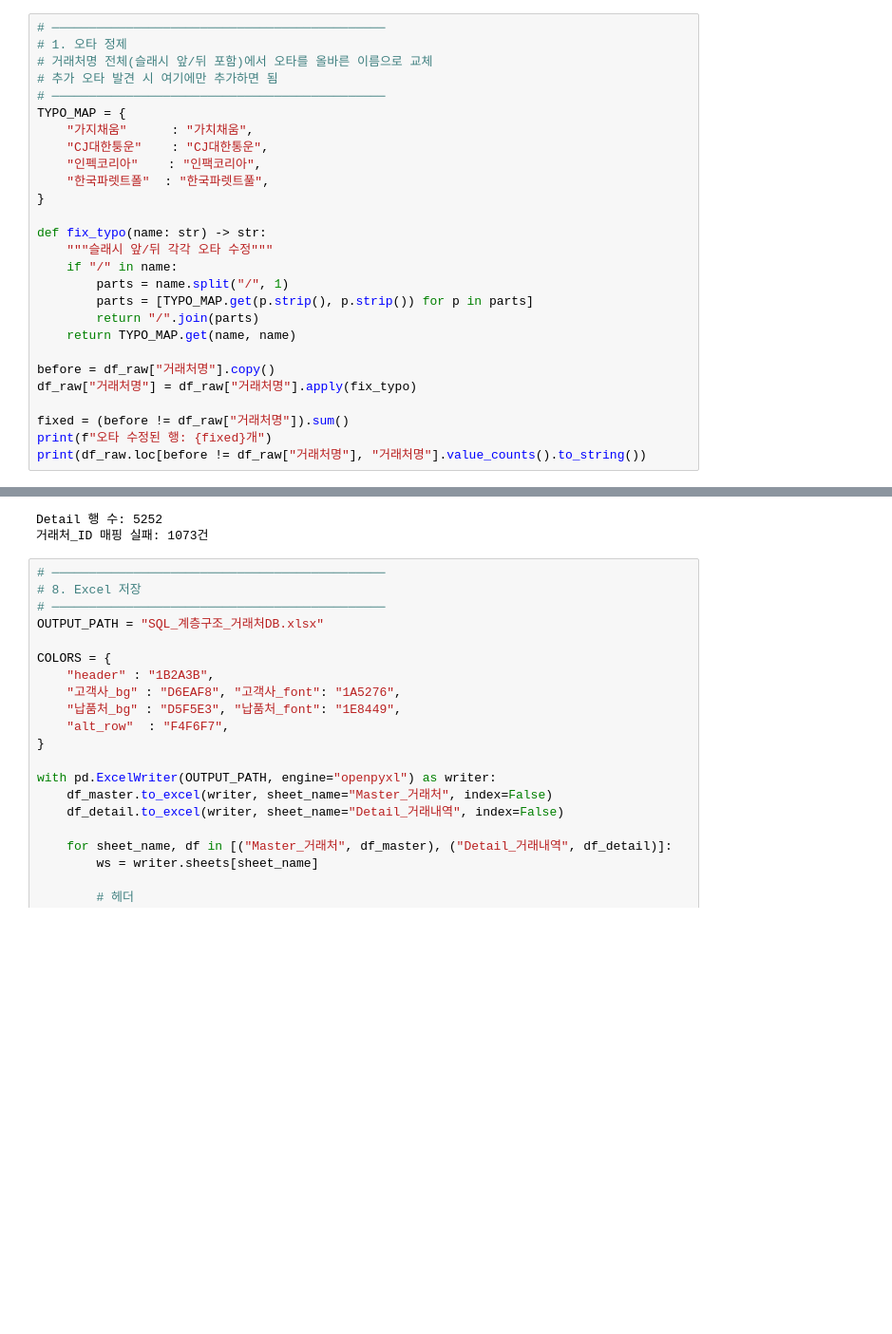
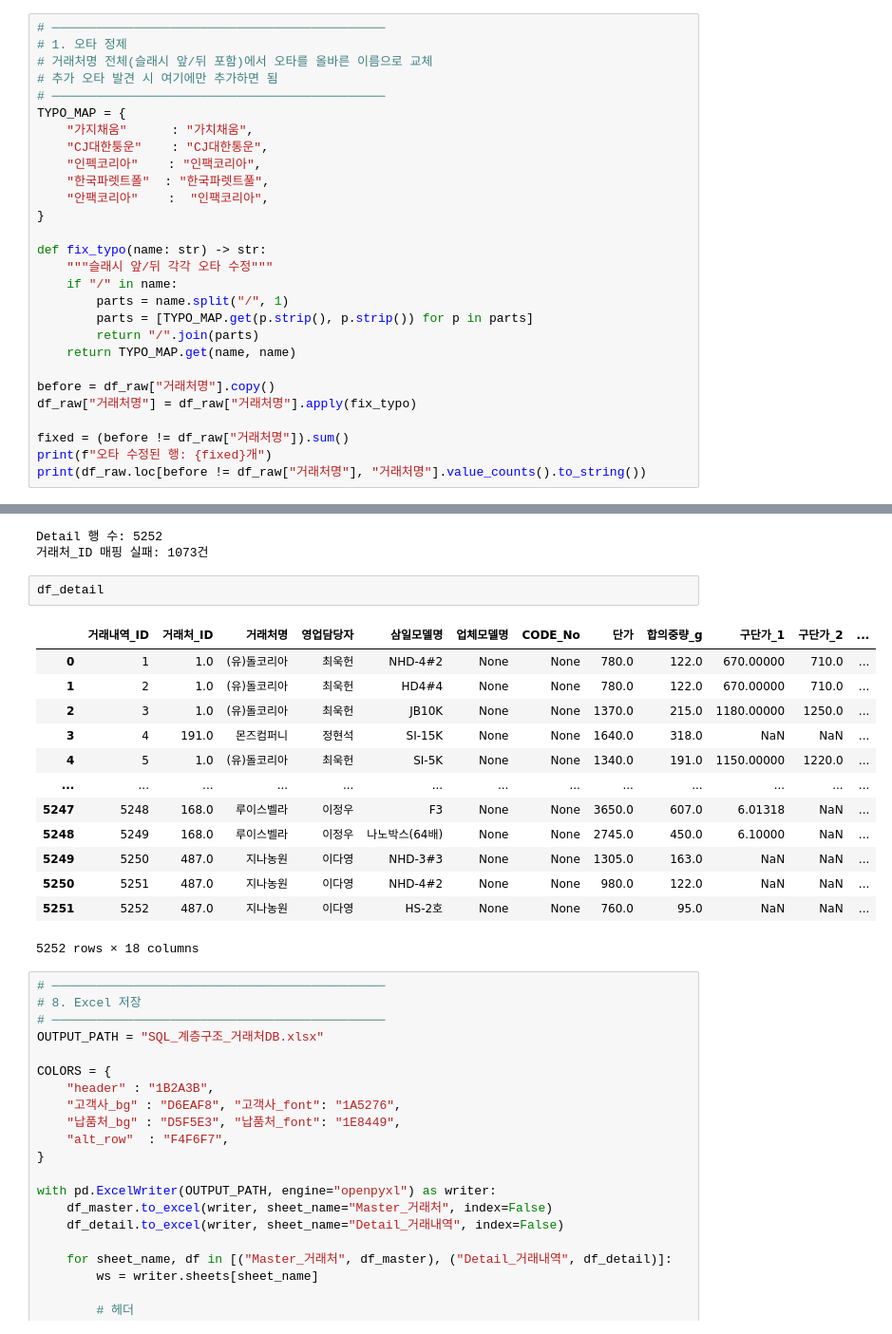
Before and after one commit to kevinkor0330-prog/31, a Jupyter notebook: psql_insert/hierarchy/build_hiarchy_table_V2.ipynb, the cells around one changed output, grey strips where cells are left out. Shown at 95% size. Drawn from its saved outputs; the diff is of its cells as text; blank space fills up the shorter version.

```diff
--- a/psql_insert/hierarchy/build_hiarchy_table_V2.ipynb
+++ b/psql_insert/hierarchy/build_hiarchy_table_V2.ipynb
@@ -58,6 +58,7 @@ TYPO_MAP = {
     "CJ대한퉁운"    : "CJ대한통운",
     "인펙코리아"    : "인팩코리아",
     "한국파렛트폴"  : "한국파렛트풀",
+    "안팩코리아"    :  "인팩코리아",
 }
 
 def fix_typo(name: str) -> str:
@@ -389,6 +400,22 @@ print(f"거래처_ID 매핑 실패: {df_detail['거래처_ID'].isna().sum()}건"
 # %% [output]
 Detail 행 수: 5252
 거래처_ID 매핑 실패: 1073건
+# %%
+df_detail
+# %% [output]
+|  | 거래내역_ID | 거래처_ID | 거래처명 | 영업담당자 | 삼일모델명 | 업체모델명 | CODE_No | 단가 | 합의중량_g | 구단가_1 | 구단가_2 | ... |
+| 0 | 1 | 1.0 | (유)돌코리아 | 최욱헌 | NHD-4#2 | None | None | 780.0 | 122.0 | 670.00000 | 710.0 | ... |
+| 1 | 2 | 1.0 | (유)돌코리아 | 최욱헌 | HD4#4 | None | None | 780.0 | 122.0 | 670.00000 | 710.0 | ... |
+| 2 | 3 | 1.0 | (유)돌코리아 | 최욱헌 | JB10K | None | None | 1370.0 | 215.0 | 1180.00000 | 1250.0 | ... |
+| 3 | 4 | 191.0 | 몬즈컴퍼니 | 정현석 | SI-15K | None | None | 1640.0 | 318.0 | NaN | NaN | ... |
+| 4 | 5 | 1.0 | (유)돌코리아 | 최욱헌 | SI-5K | None | None | 1340.0 | 191.0 | 1150.00000 | 1220.0 | ... |
+| ... | ... | ... | ... | ... | ... | ... | ... | ... | ... | ... | ... | ... |
+| 5247 | 5248 | 168.0 | 루이스벨라 | 이정우 | F3 | None | None | 3650.0 | 607.0 | 6.01318 | NaN | ... |
+| 5248 | 5249 | 168.0 | 루이스벨라 | 이정우 | 나노박스(64배) | None | None | 2745.0 | 450.0 | 6.10000 | NaN | ... |
+| 5249 | 5250 | 487.0 | 지나농원 | 이다영 | NHD-3#3 | None | None | 1305.0 | 163.0 | NaN | NaN | ... |
+| 5250 | 5251 | 487.0 | 지나농원 | 이다영 | NHD-4#2 | None | None | 980.0 | 122.0 | NaN | NaN | ... |
+| 5251 | 5252 | 487.0 | 지나농원 | 이다영 | HS-2호 | None | None | 760.0 | 95.0 | NaN | NaN | ... |
+5252 rows × 18 columns
 # %%
 # ─────────────────────────────────────────────
 # 8. Excel 저장
```
Also changed, not shown: parts of 8 cells of this notebook, 4 other files.
